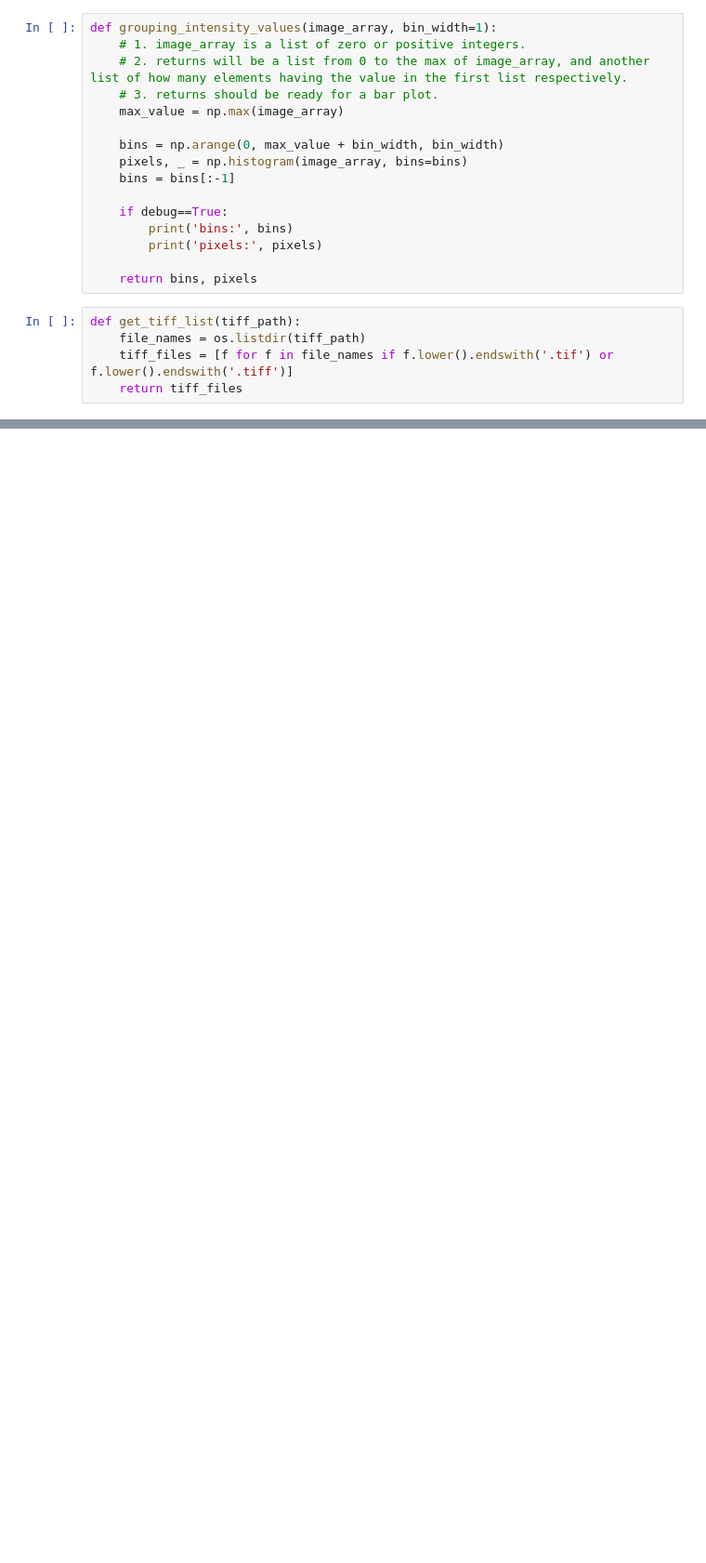
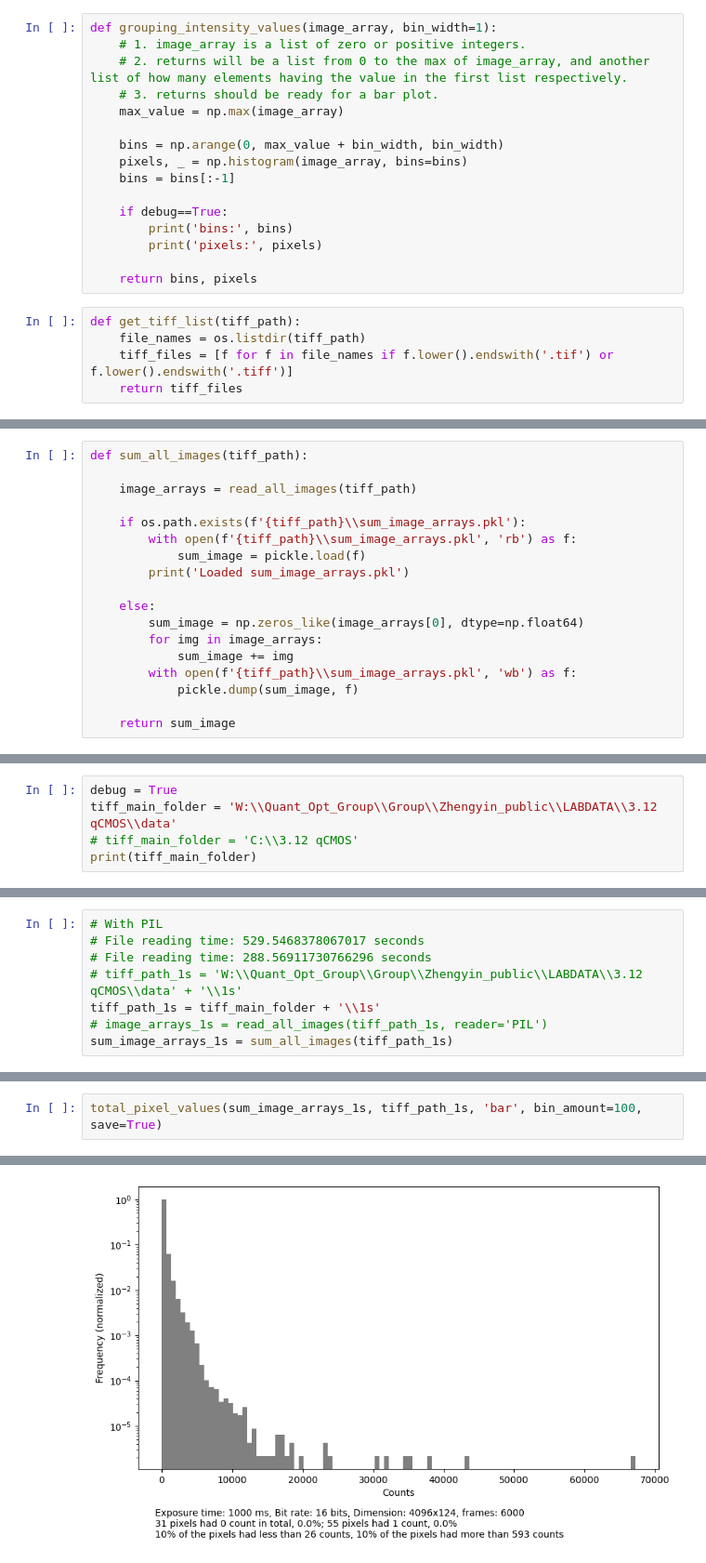
Before and after one commit to Siin42/qCMOS, a Jupyter notebook: total_pixel_values.ipynb, the cells around one changed output, grey strips where cells are left out. Shown: that part at 93% size. Saved outputs shown, nothing was run; the diff lists cells and outputs as text; blank space fills up the shorter version.

Commit message:
pickle is good

```diff
--- a/total_pixel_values.ipynb
+++ b/total_pixel_values.ipynb
@@ -71,4 +89,22 @@ def read_all_images(tiff_path, reader):
 
 
     return image_arrays
+# %%
+def sum_all_images(tiff_path):
+
+    image_arrays = read_all_images(tiff_path)
+
+    if os.path.exists(f'{tiff_path}\\sum_image_arrays.pkl'):
+        with open(f'{tiff_path}\\sum_image_arrays.pkl', 'rb') as f:
+            sum_image = pickle.load(f)
+        print('Loaded sum_image_arrays.pkl')
+
+    else:
+        sum_image = np.zeros_like(image_arrays[0], dtype=np.float64)
+        for img in image_arrays:
+            sum_image += img
+        with open(f'{tiff_path}\\sum_image_arrays.pkl', 'wb') as f:
+            pickle.dump(sum_image, f)
+
+    return sum_image
 # %%
@@ -226,0 +264,5 @@ reader = 'tifffile'
+# %%
+debug = True
+tiff_main_folder = 'W:\\Quant_Opt_Group\\Group\\Zhengyin_public\\LABDATA\\3.12 qCMOS\\data'
+# tiff_main_folder = 'C:\\3.12 qCMOS'
+print(tiff_main_folder)
@@ -226,0 +298,8 @@ reader = 'tifffile'
+# %%
+# With PIL
+# File reading time: 529.5468378067017 seconds
+# File reading time: 288.56911730766296 seconds
+# tiff_path_1s = 'W:\\Quant_Opt_Group\\Group\\Zhengyin_public\\LABDATA\\3.12 qCMOS\\data' + '\\1s'
+tiff_path_1s = tiff_main_folder + '\\1s'
+# image_arrays_1s = read_all_images(tiff_path_1s, reader='PIL')
+sum_image_arrays_1s = sum_all_images(tiff_path_1s)
@@ -226,0 +317,3 @@ reader = 'tifffile'
+# %%
+total_pixel_values(sum_image_arrays_1s, tiff_path_1s, 'bar', bin_amount=100, save=True)
+# %% [output]
@@ -226,0 +333 @@ reader = 'tifffile'
+[figure, added]
```
Also changed, not shown: parts of 15 cells of this notebook, 2 other files.
